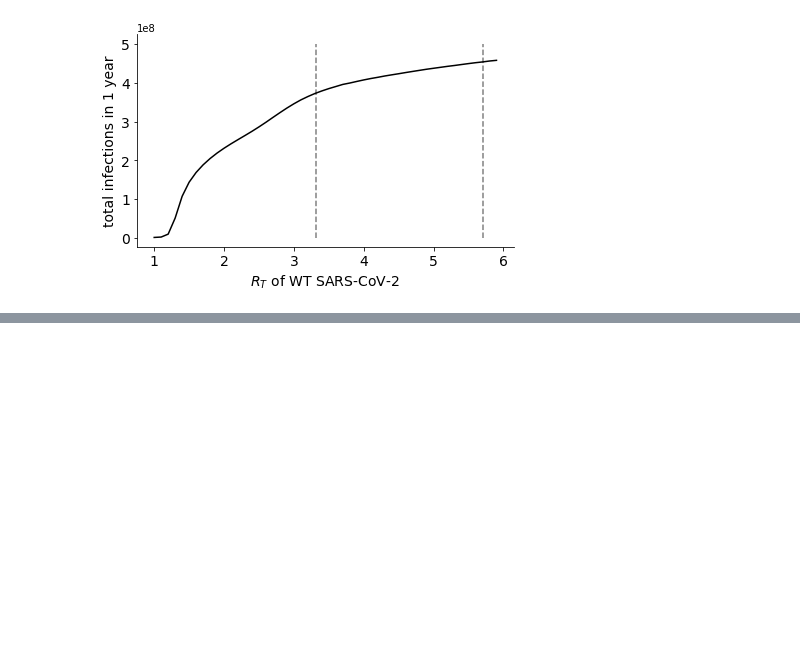
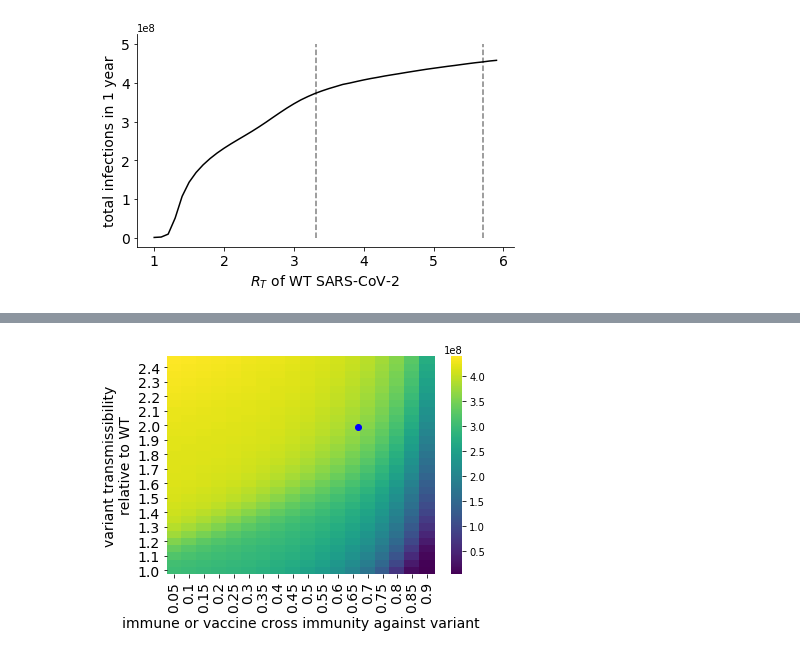
Before and after one commit to dvanegeren/covid-vaccine-preexisting, a Jupyter notebook: run_SIR_model.ipynb, the cells around one changed output, grey strips where cells are left out. Saved outputs shown, nothing was run; the diff lists cells and outputs as text; code cells hidden in the pictures; blank space fills up the shorter version.

```diff
--- a/run_SIR_model.ipynb
+++ b/run_SIR_model.ipynb
@@ -409,0 +442,94 @@ plt.show()
+# %%
+# S1 Figure- parameter sweeps
+
+mut_perc = 0.1
+vac_perc = 0.5
+inf_perc = 0.0013
+susc_perc = 1 - vac_perc - inf_perc
+imm_perc = susc_perc * 0.3
+susc_perc = susc_perc * 0.7
+init_cond = np.array([susc_perc, inf_perc*(1-mut_perc), imm_perc, inf_perc*(mut_perc), 0, vac_perc])
+R0_val = 3.32
+trans = R0_val * 0.1
+
+mut_inf_sweep = np.arange(1,2.5,step=0.05)
+immune_protect_sweep = np.arange(0.1, 1, step=0.05)
+sweep_params = [np.nan, np.nan, np.nan, np.nan, 0.1, 0.1, 0.01, 0.002, 0.002]
+
+mutation_emerg_rate = 0 #prob per new infection of new strain appearing
+total_pop_size = 3e8
+t_span = (0,365)
+totals = []
+deaths = []
+beta_ms = []
+beta_vs = []
+beta = trans
+for beta_m in mut_inf_sweep:
+    for beta_v in immune_protect_sweep:
+        new_params = sweep_params[:]
+        new_params[0] = beta
+        new_params[1] = beta * beta_m
+        new_params[2] = beta * beta_v * beta_m
+        new_params[3] = beta * beta_v * beta_m
+        res = simulate_evo_vaccine(init_cond, new_params, t_span, mutation_emerg_rate, total_pop_size)
+        res = (res[0], np.maximum(res[1], 0))
+        num_inf = total_infect_time2(res[1], new_params, total_pop_size)
+        totals.append(np.sum(num_inf[0])+np.sum(num_inf[1]))
+        deaths.append(unvacc_IFR*np.sum(num_inf[0]) + np.sum(num_inf[1])*vacc_IFR)
+        #time_muts.append(time_to_mut_num(res[0], res[1], new_params, 10000, total_pop_size))
+        beta_ms.append(beta_m)
+        beta_vs.append(1-beta_v)
+
+to_plot = pd.DataFrame({"beta_m": beta_ms, "beta_v": beta_vs, "total":totals, "death":deaths})
+total_heat = pd.pivot_table(to_plot, index="beta_m", columns="beta_v", values="total")
+total_heat.index = [round(i,2) for i in total_heat.index]
+total_heat.columns = [round(i,2) for i in total_heat.columns]
+
+def convert_coords(x,y):
+    num_x = len(total_heat.columns)
+    num_y = len(total_heat.index)
+    x_scale = num_x/(total_heat.columns[-1] - total_heat.columns[0])
+    y_scale = num_y/(total_heat.index[-1] - total_heat.index[0])
+    return(((x-total_heat.columns[0])*x_scale-0.5, (y-total_heat.index[0])*y_scale-0.5))
+
+
+plt.figure()
+sns.heatmap(total_heat, cmap="viridis")
+plt.gca().invert_yaxis()
+b1531 = convert_coords(.75, 1.5)
+#plt.scatter(x=b1531[0], y=b1531[1], color="red")
+b117 = convert_coords(0.895, 1.59)
+#plt.scatter(x=b117[0], y=b117[1], color="magenta")
+p1 = convert_coords(0.68, 2)
+plt.scatter(x=p1[0], y=p1[1], color="blue")
+plt.xlabel("immune or vaccine cross immunity against variant", fontsize=14)
+plt.ylabel("variant transmissibility\nrelative to WT", fontsize=14)
+plt.yticks(fontsize=14)
+plt.xticks(fontsize=14)
+#plt.tight_layout()
+plt.savefig("./manuscript_SHORT/figures/raw_panels/mut_2d_infections.eps", transparent=True, bbox_inches="tight")
+plt.show()
+
+#to_plot = pd.DataFrame({"beta_m": beta_ms, "beta_v": beta_vs, "total":totals, "death":deaths})
+total_heat = pd.pivot_table(to_plot, index="beta_m", columns="beta_v", values="death")
+total_heat.index = [round(i,2) for i in total_heat.index]
+total_heat.columns = [round(i,2) for i in total_heat.columns]
+
+plt.figure()
+sns.heatmap(total_heat, cmap="viridis")
+plt.gca().invert_yaxis()
+b1531 = convert_coords(.75, 1.5)
+#plt.scatter(x=b1531[0], y=b1531[1], color="red")
+b117 = convert_coords(0.895, 1.59)
+#plt.scatter(x=b117[0], y=b117[1], color="magenta")
+p1 = convert_coords(0.68, 2)
+plt.scatter(x=p1[0], y=p1[1], color="blue")
+plt.xlabel("immune or vaccine cross immunity against variant", fontsize=14)
+plt.ylabel("variant transmissibility\nrelative to WT", fontsize=14)
+plt.yticks(fontsize=14)
+plt.xticks(fontsize=14)
+#plt.tight_layout()
+plt.savefig("./manuscript_SHORT/figures/raw_panels/mut_2d_deaths.eps", transparent=True, bbox_inches="tight")
+plt.show()
+# %% [output]
+[figure, added]
```
Also changed, not shown: parts of 7 cells of this notebook.
